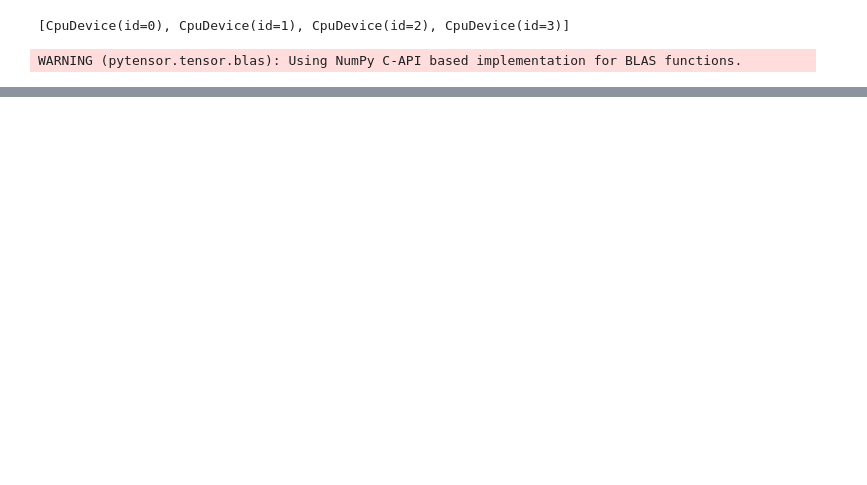
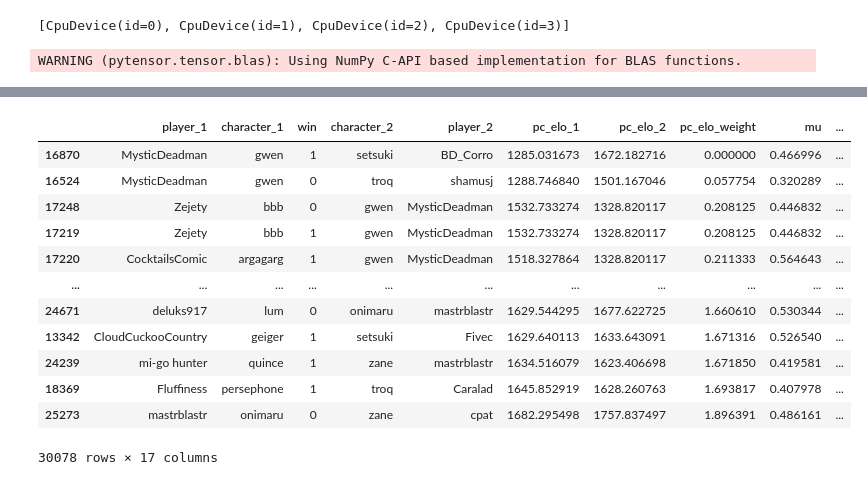
Before and after one commit to cpennington/yomi-skill, a Jupyter notebook: Model Check.ipynb, the cells around one changed output, grey strips where cells are left out. Cells and saved outputs as stored; diff of their text form; code cells hidden in the pictures; blank space fills up the shorter version.

```diff
--- a/Model Check.ipynb
+++ b/Model Check.ipynb
@@ -62,4 +118,4 @@ hist_games['weight'] = ((hist_games.elo_before_1-min_elo)/(max_elo-min_elo) * (h
 # %%
 X_train, X_test, y_train, y_test = train_test_split(
-    hist_games, hist_games.win, test_size=0.8, random_state=42
+    games, games.win.astype('int'), random_state=42
 )
@@ -79,0 +174,17 @@ full = CharSkillEloSkillDeficitPyMC(
+# %%
+df_pred_test.set_index(X_test.index)
+pandas.concat([X_test, df_pred_test.set_index(X_test.index)], axis=1).sort_values('pc_elo_weight')[['player_1', 'character_1', 'win', 'character_2', 'player_2', 'pc_elo_1', 'pc_elo_2', 'pc_elo_weight'] + [model_name for model_name in model_names]]
+# %% [output]
+|  | player_1 | character_1 | win | character_2 | player_2 | pc_elo_1 | pc_elo_2 | pc_elo_weight | mu | ... |
+| 16870 | MysticDeadman | gwen | 1 | setsuki | BD_Corro | 1285.031673 | 1672.182716 | 0.000000 | 0.466996 | ... |
+| 16524 | MysticDeadman | gwen | 0 | troq | shamusj | 1288.746840 | 1501.167046 | 0.057754 | 0.320289 | ... |
+| 17248 | Zejety | bbb | 0 | gwen | MysticDeadman | 1532.733274 | 1328.820117 | 0.208125 | 0.446832 | ... |
+| 17219 | Zejety | bbb | 1 | gwen | MysticDeadman | 1532.733274 | 1328.820117 | 0.208125 | 0.446832 | ... |
+| 17220 | CocktailsComic | argagarg | 1 | gwen | MysticDeadman | 1518.327864 | 1328.820117 | 0.211333 | 0.564643 | ... |
+| ... | ... | ... | ... | ... | ... | ... | ... | ... | ... | ... |
+| 24671 | deluks917 | lum | 0 | onimaru | mastrblastr | 1629.544295 | 1677.622725 | 1.660610 | 0.530344 | ... |
+| 13342 | CloudCuckooCountry | geiger | 1 | setsuki | Fivec | 1629.640113 | 1633.643091 | 1.671316 | 0.526540 | ... |
+| 24239 | mi-go hunter | quince | 1 | zane | mastrblastr | 1634.516079 | 1623.406698 | 1.671850 | 0.419581 | ... |
+| 18369 | Fluffiness | persephone | 1 | troq | Caralad | 1645.852919 | 1628.260763 | 1.693817 | 0.407978 | ... |
+| 25273 | mastrblastr | onimaru | 0 | zane | cpat | 1682.295498 | 1757.837497 | 1.896391 | 0.486161 | ... |
+30078 rows × 17 columns
```
Also changed, not shown: parts of 25 cells of this notebook, 19 other files.
